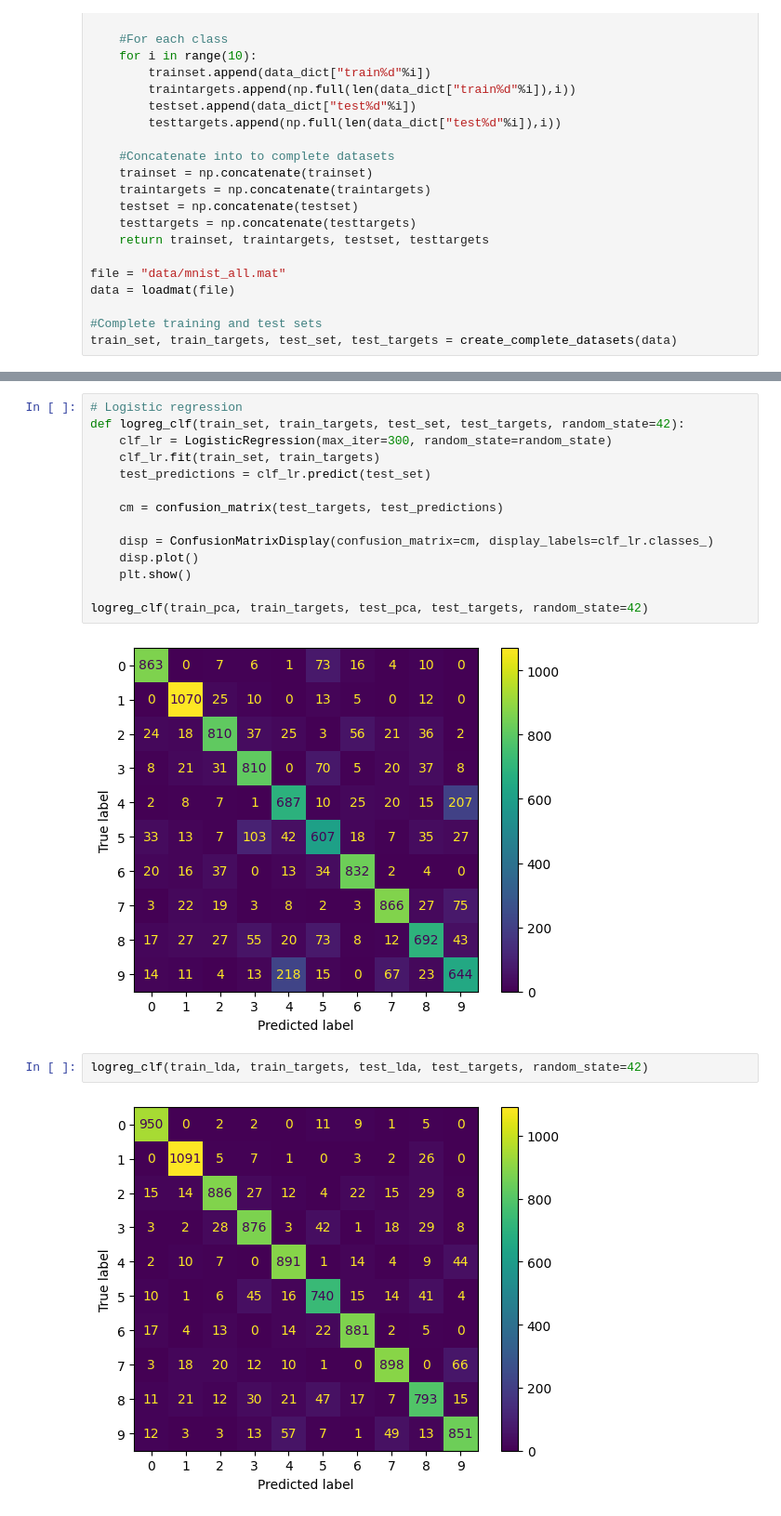
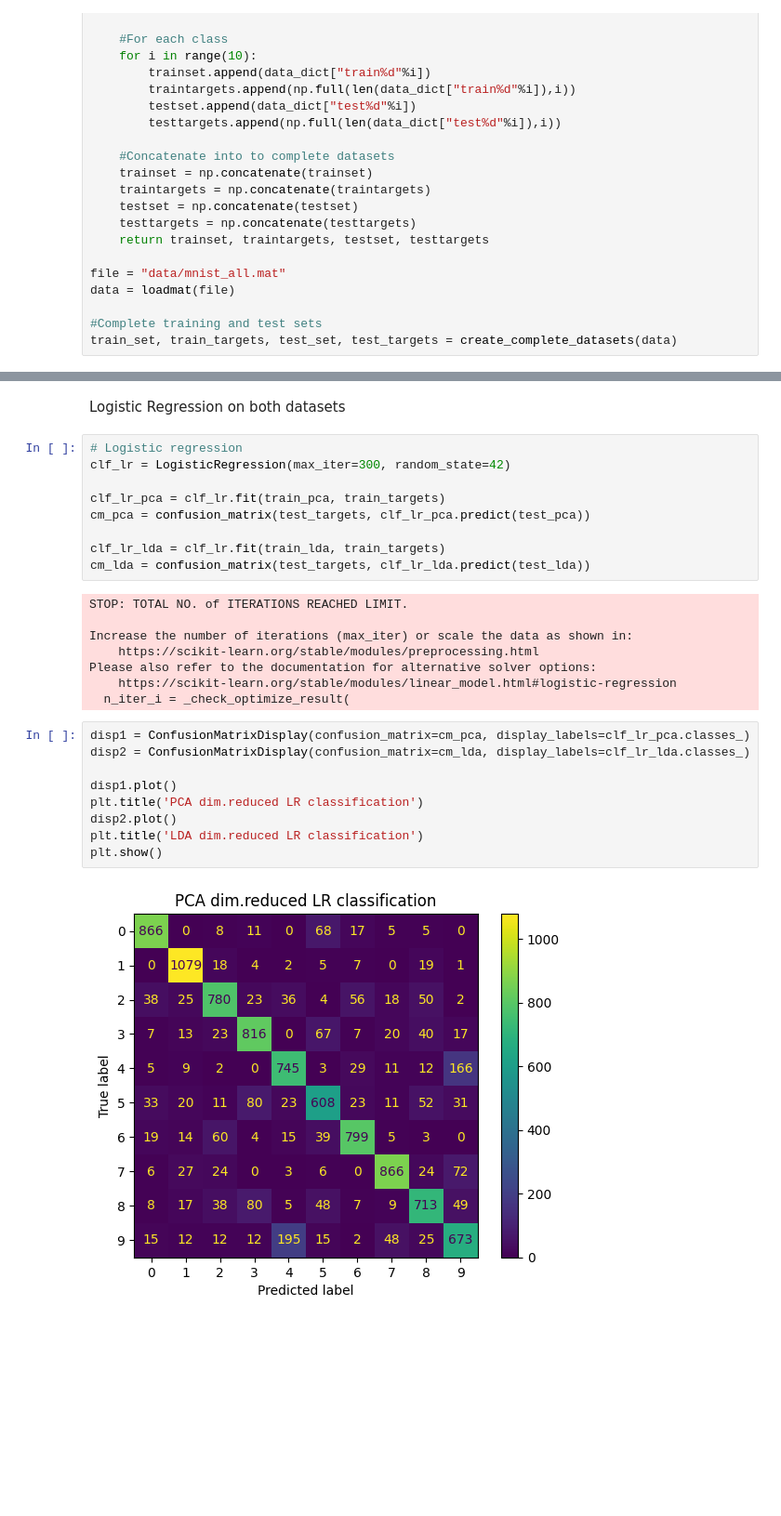
Before and after one commit to vismiroglou/ce7_ml_2023, a Jupyter notebook: Lecture 6/Exercise_Linear_discrimation_notebook_w_hints.ipynb, the cells around one changed output, grey strips where cells are left out. Shown: that part at 93% size. Saved outputs shown, nothing was run; the diff lists cells and outputs as text; blank space fills up the shorter version.

```diff
--- a/Lecture 6/Exercise_Linear_discrimation_notebook_w_hints.ipynb
+++ b/Lecture 6/Exercise_Linear_discrimation_notebook_w_hints.ipynb
@@ -81,20 +84,30 @@ plt.show()
-# %%
-# Logistic regression
-def logreg_clf(train_set, train_targets, test_set, test_targets, random_state=42):
-    clf_lr = LogisticRegression(max_iter=300, random_state=random_state)
-    clf_lr.fit(train_set, train_targets)
-    test_predictions = clf_lr.predict(test_set)
-
-    cm = confusion_matrix(test_targets, test_predictions)
-
-    disp = ConfusionMatrixDisplay(confusion_matrix=cm, display_labels=clf_lr.classes_)
-    disp.plot()
-    plt.show()
-
-logreg_clf(train_pca, train_targets, test_pca, test_targets, random_state=42)
-# %% [output]
-[figure, removed]
-# %%
-logreg_clf(train_lda, train_targets, test_lda, test_targets, random_state=42)
-# %% [output]
-[figure, removed]
+# %% [markdown]
+Logistic Regression on both datasets
+# %%
+# Logistic regression
+clf_lr = LogisticRegression(max_iter=300, random_state=42)
+
+clf_lr_pca = clf_lr.fit(train_pca, train_targets)
+cm_pca = confusion_matrix(test_targets, clf_lr_pca.predict(test_pca))
+
+clf_lr_lda = clf_lr.fit(train_lda, train_targets)
+cm_lda = confusion_matrix(test_targets, clf_lr_lda.predict(test_lda))
+# %% [output]
+STOP: TOTAL NO. of ITERATIONS REACHED LIMIT.
+
+Increase the number of iterations (max_iter) or scale the data as shown in:
+    https://scikit-learn.org/stable/modules/preprocessing.html
+Please also refer to the documentation for alternative solver options:
+    https://scikit-learn.org/stable/modules/linear_model.html#logistic-regression
+  n_iter_i = _check_optimize_result(
+# %%
+disp1 = ConfusionMatrixDisplay(confusion_matrix=cm_pca, display_labels=clf_lr_pca.classes_)
+disp2 = ConfusionMatrixDisplay(confusion_matrix=cm_lda, display_labels=clf_lr_lda.classes_)
+
+disp1.plot()
+plt.title('PCA dim.reduced LR classification')
+disp2.plot()
+plt.title('LDA dim.reduced LR classification')
+plt.show()
+# %% [output]
+[figure, added]
```
Also changed, not shown: parts of 12 cells of this notebook.
